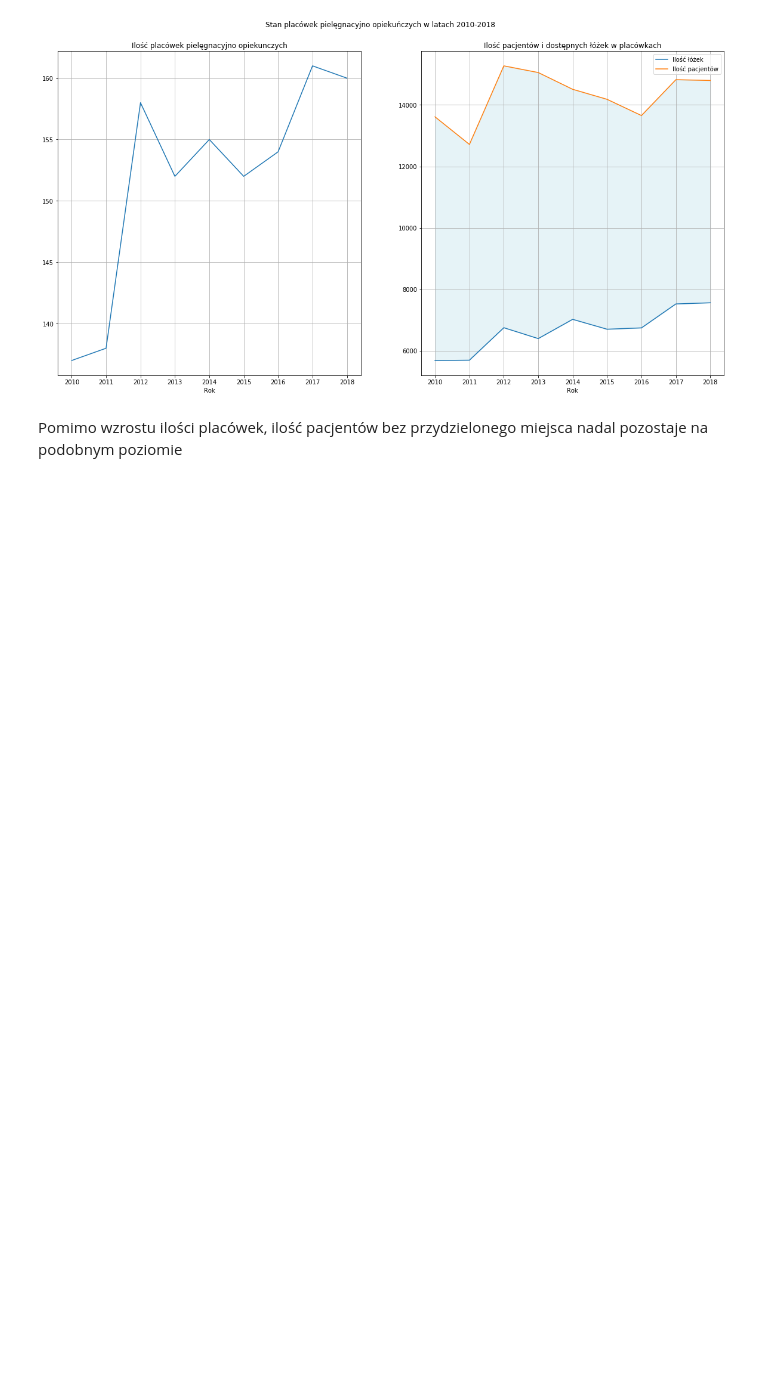
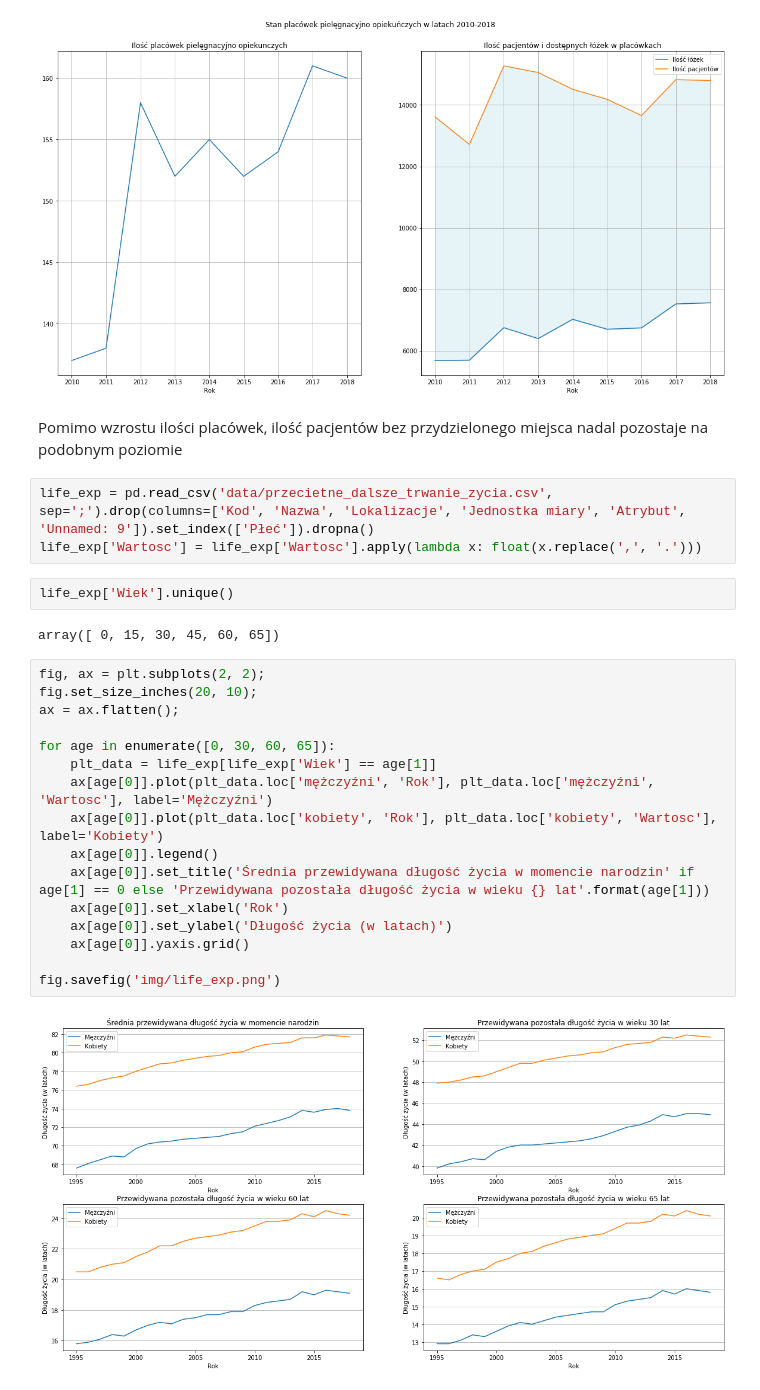
Before and after one commit to marcinsola/CDV_Data_Science, a Jupyter notebook: II/Wstep_do_Big_Data_w_ekonomii/projekt_zaliczeniowy/code.ipynb, the cells around one changed output. Cells and saved outputs as stored; diff of their text form; blank space fills up the shorter version.

Commit message:
Life expectancy plots

```diff
--- a/II/Wstep_do_Big_Data_w_ekonomii/projekt_zaliczeniowy/code.ipynb
+++ b/II/Wstep_do_Big_Data_w_ekonomii/projekt_zaliczeniowy/code.ipynb
@@ -187,3 +186,28 @@ fig.savefig('img/pl_op_lecz.png')
 [figure]
 # %% [markdown]
 Pomimo wzrostu ilości placówek, ilość pacjentów bez przydzielonego miejsca nadal pozostaje na podobnym poziomie
+# %%
+life_exp = pd.read_csv('data/przecietne_dalsze_trwanie_zycia.csv', sep=';').drop(columns=['Kod', 'Nazwa', 'Lokalizacje', 'Jednostka miary', 'Atrybut', 'Unnamed: 9']).set_index(['Płeć']).dropna()
+life_exp['Wartosc'] = life_exp['Wartosc'].apply(lambda x: float(x.replace(',', '.')))
+# %%
+life_exp['Wiek'].unique()
+# %% [output]
+array([ 0, 15, 30, 45, 60, 65])
+# %%
+fig, ax = plt.subplots(2, 2);
+fig.set_size_inches(20, 10);
+ax = ax.flatten();
+
+for age in enumerate([0, 30, 60, 65]):
+    plt_data = life_exp[life_exp['Wiek'] == age[1]]
+    ax[age[0]].plot(plt_data.loc['mężczyźni', 'Rok'], plt_data.loc['mężczyźni', 'Wartosc'], label='Mężczyźni')
+    ax[age[0]].plot(plt_data.loc['kobiety', 'Rok'], plt_data.loc['kobiety', 'Wartosc'], label='Kobiety')
+    ax[age[0]].legend()
+    ax[age[0]].set_title('Średnia przewidywana długość życia w momencie narodzin' if age[1] == 0 else 'Przewidywana pozostała długość życia w wieku {} lat'.format(age[1]))
+    ax[age[0]].set_xlabel('Rok')
+    ax[age[0]].set_ylabel('Długość życia (w latach)')
+    ax[age[0]].yaxis.grid()
+
+fig.savefig('img/life_exp.png')
+# %% [output]
+[figure, added]
```
Also changed, not shown: parts of 2 cells of this notebook.
